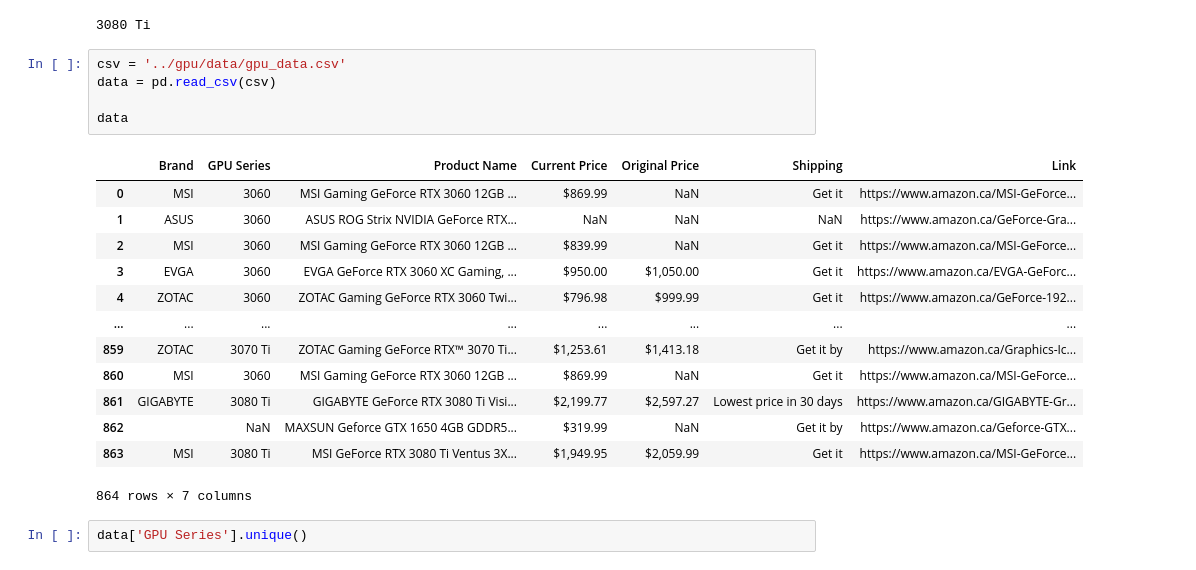
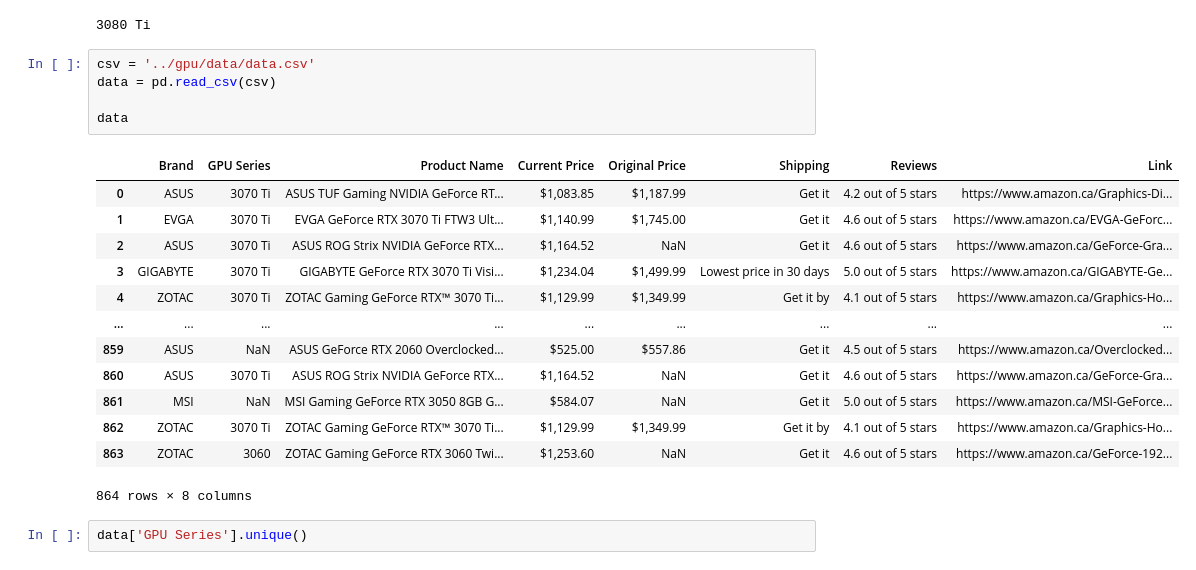
Before and after one commit to imcarlosvictor/gpu-scraper-amazon, a Jupyter notebook: src/test.ipynb, the cells around one changed output. Drawn from its saved outputs; the diff is of its cells as text.

Commit message:
Fix: Scraped data

```diff
--- a/src/test.ipynb
+++ b/src/test.ipynb
@@ -143,24 +143,24 @@ print(series)
 # %% [output]
 3080 Ti
 # %%
-csv = '../gpu/data/gpu_data.csv'
+csv = '../gpu/data/data.csv'
 data = pd.read_csv(csv)
 
 data
 # %% [output]
-|  | Brand | GPU Series | Product Name | Current Price | Original Price | Shipping | Link |
-| 0 | MSI | 3060 | MSI Gaming GeForce RTX 3060 12GB ... | $869.99 | NaN | Get it | https://www.amazon.ca/MSI-GeForce... |
-| 1 | ASUS | 3060 | ASUS ROG Strix NVIDIA GeForce RTX... | NaN | NaN | NaN | https://www.amazon.ca/GeForce-Gra... |
-| 2 | MSI | 3060 | MSI Gaming GeForce RTX 3060 12GB ... | $839.99 | NaN | Get it | https://www.amazon.ca/MSI-GeForce... |
-| 3 | EVGA | 3060 | EVGA GeForce RTX 3060 XC Gaming, ... | $950.00 | $1,050.00 | Get it | https://www.amazon.ca/EVGA-GeForc... |
-| 4 | ZOTAC | 3060 | ZOTAC Gaming GeForce RTX 3060 Twi... | $796.98 | $999.99 | Get it | https://www.amazon.ca/GeForce-192... |
-| ... | ... | ... | ... | ... | ... | ... | ... |
-| 859 | ZOTAC | 3070 Ti | ZOTAC Gaming GeForce RTX™ 3070 Ti... | $1,253.61 | $1,413.18 | Get it by | https://www.amazon.ca/Graphics-Ic... |
-| 860 | MSI | 3060 | MSI Gaming GeForce RTX 3060 12GB ... | $869.99 | NaN | Get it | https://www.amazon.ca/MSI-GeForce... |
-| 861 | GIGABYTE | 3080 Ti | GIGABYTE GeForce RTX 3080 Ti Visi... | $2,199.77 | $2,597.27 | Lowest price in 30 days | https://www.amazon.ca/GIGABYTE-Gr... |
-| 862 |  | NaN | MAXSUN Geforce GTX 1650 4GB GDDR5... | $319.99 | NaN | Get it by | https://www.amazon.ca/Geforce-GTX... |
-| 863 | MSI | 3080 Ti | MSI GeForce RTX 3080 Ti Ventus 3X... | $1,949.95 | $2,059.99 | Get it | https://www.amazon.ca/MSI-GeForce... |
+|  | Brand | GPU Series | Product Name | Current Price | Original Price | Shipping | Reviews | Link |
+| 0 | ASUS | 3070 Ti | ASUS TUF Gaming NVIDIA GeForce RT... | $1,083.85 | $1,187.99 | Get it | 4.2 out of 5 stars | https://www.amazon.ca/Graphics-Di... |
+| 1 | EVGA | 3070 Ti | EVGA GeForce RTX 3070 Ti FTW3 Ult... | $1,140.99 | $1,745.00 | Get it | 4.6 out of 5 stars | https://www.amazon.ca/EVGA-GeForc... |
+| 2 | ASUS | 3070 Ti | ASUS ROG Strix NVIDIA GeForce RTX... | $1,164.52 | NaN | Get it | 4.6 out of 5 stars | https://www.amazon.ca/GeForce-Gra... |
+| 3 | GIGABYTE | 3070 Ti | GIGABYTE GeForce RTX 3070 Ti Visi... | $1,234.04 | $1,499.99 | Lowest price in 30 days | 5.0 out of 5 stars | https://www.amazon.ca/GIGABYTE-Ge... |
+| 4 | ZOTAC | 3070 Ti | ZOTAC Gaming GeForce RTX™ 3070 Ti... | $1,129.99 | $1,349.99 | Get it by | 4.1 out of 5 stars | https://www.amazon.ca/Graphics-Ho... |
+| ... | ... | ... | ... | ... | ... | ... | ... | ... |
+| 859 | ASUS | NaN | ASUS GeForce RTX 2060 Overclocked... | $525.00 | $557.86 | Get it | 4.5 out of 5 stars | https://www.amazon.ca/Overclocked... |
+| 860 | ASUS | 3070 Ti | ASUS ROG Strix NVIDIA GeForce RTX... | $1,164.52 | NaN | Get it | 4.6 out of 5 stars | https://www.amazon.ca/GeForce-Gra... |
+| 861 | MSI | NaN | MSI Gaming GeForce RTX 3050 8GB G... | $584.07 | NaN | Get it | 5.0 out of 5 stars | https://www.amazon.ca/MSI-GeForce... |
+| 862 | ZOTAC | 3070 Ti | ZOTAC Gaming GeForce RTX™ 3070 Ti... | $1,129.99 | $1,349.99 | Get it by | 4.1 out of 5 stars | https://www.amazon.ca/Graphics-Ho... |
+| 863 | ZOTAC | 3060 | ZOTAC Gaming GeForce RTX 3060 Twi... | $1,253.60 | NaN | Get it | 4.6 out of 5 stars | https://www.amazon.ca/GeForce-192... |
-864 rows × 7 columns
+864 rows × 8 columns
 # %%
 data['GPU Series'].unique()
 # %% [output]
```
Also changed, not shown: parts of 2 cells of this notebook, 4 other files.
